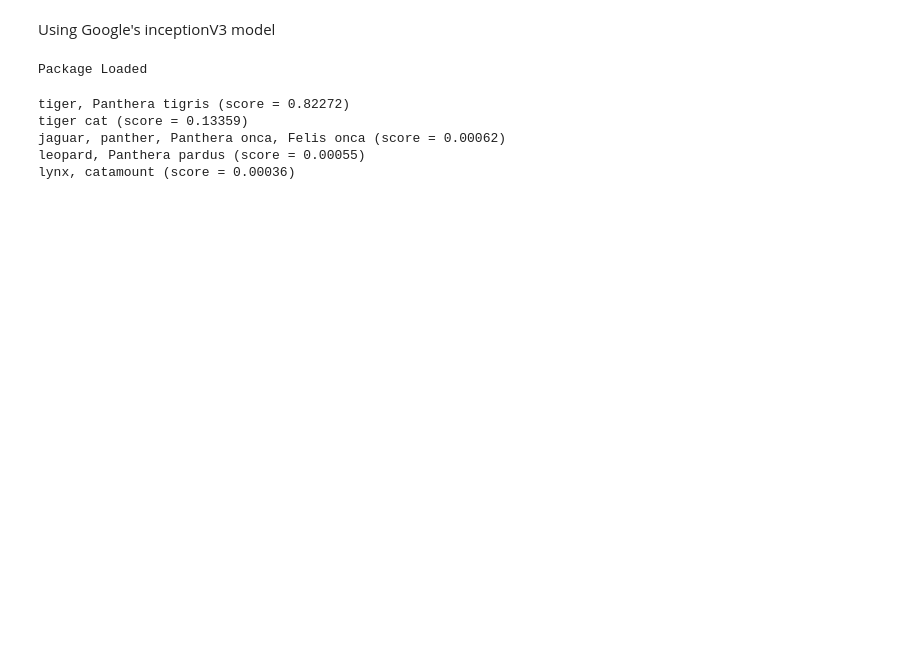
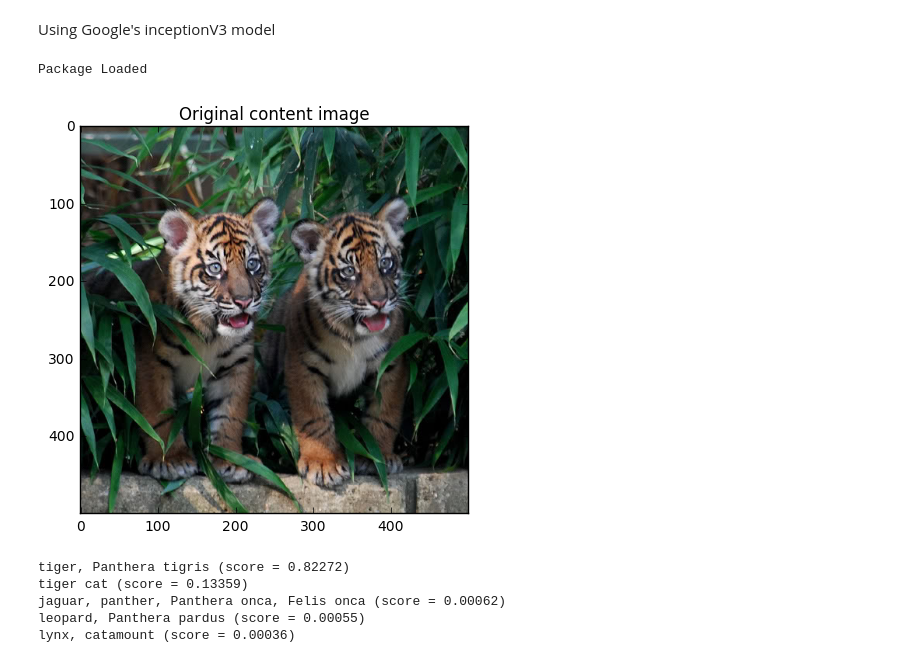
Before and after one commit to adityasan92/deepLearning, a Jupyter notebook: CNN/inceptionModel.ipynb, the cells around one changed output. Cells and saved outputs as stored; diff of their text form; code cells hidden in the pictures; blank space fills up the shorter version.

Commit message:
showing the image that the inception is running on

```diff
--- a/CNN/inceptionModel.ipynb
+++ b/CNN/inceptionModel.ipynb
@@ -34,3 +32,11 @@ image_data = tf.gfile.FastGFile(image_path, 'rb').read()
+# %%
+raw_content = scipy.misc.imread(image_path)
+plt.figure(0, figsize=(10, 5))
+plt.imshow(raw_content)
+plt.title("Original content image")
+plt.show()
+# %% [output]
+[figure, added]
 # %%
 def run_inference_on_image(image):
 
```
Also changed, not shown: parts of 2 cells of this notebook.
